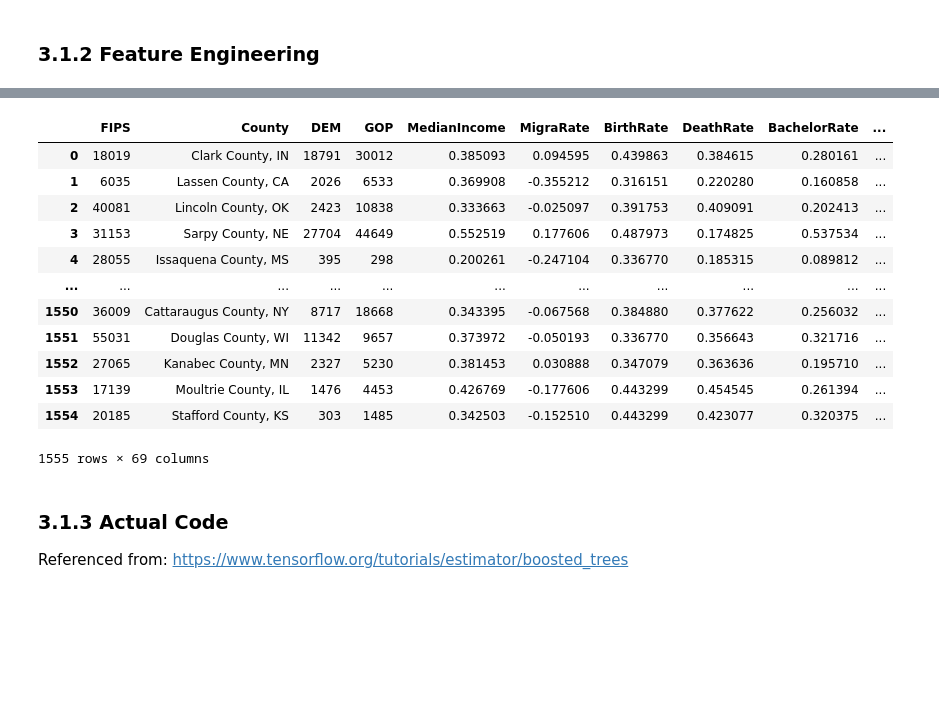
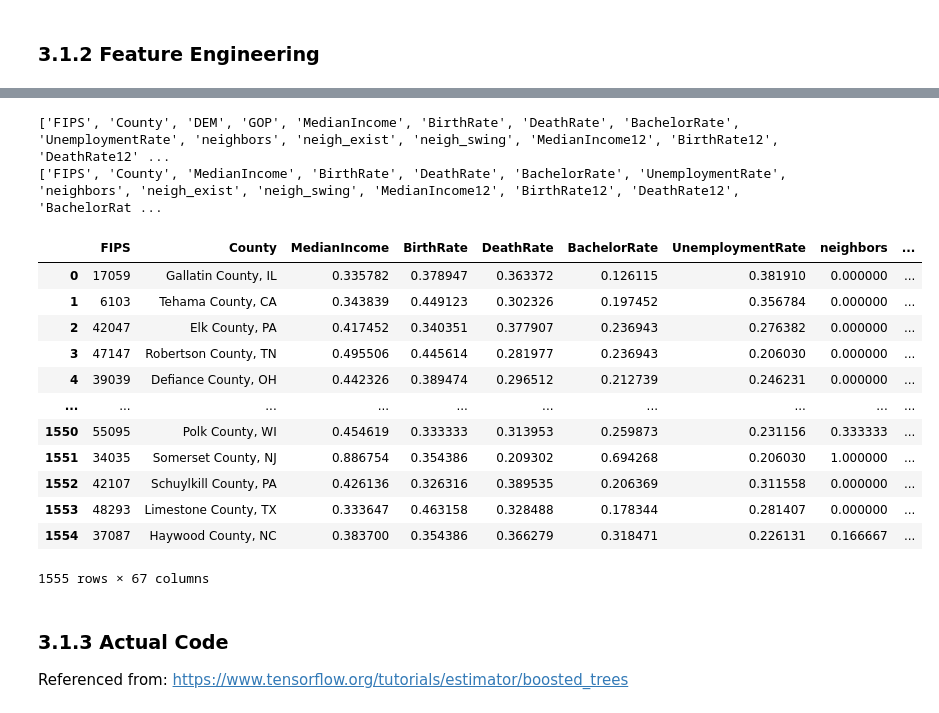
Before and after one commit to ptwu/election-county-prediction, a Jupyter notebook: ryuk_notebook.ipynb, the cells around one changed output, grey strips where cells are left out. Cells and saved outputs as stored; diff of their text form; code cells hidden in the pictures; blank space fills up the shorter version.

Commit message:
Preprocess more features

```diff
--- a/ryuk_notebook.ipynb
+++ b/ryuk_notebook.ipynb
@@ -388,62 +419,66 @@ from matplotlib import pyplot as plt
 # %%
 def cpreprocess(d16, d12, graph, test):
-    # Preprocess raw dataframes
-    if not test:
-        creative = preprocess(d16.copy())
-    else:
-        creative = test_preprocess(d16.copy())
+    creative = d16
+    creative = graph_process(creative, graph, df16.copy(), df12.copy())
     # Set up the Hot Encode Categorical State Column for Tensorflow to do it for us :)
     states = []
     categorical = []
     codes = {}
     counter = 0
     for row in range(len(creative)):
         if creative['County'][row][-2:] in codes.keys():
             states.append(codes[creative['County'][row][-2:]])
         else:
             codes[creative['County'][row][-2:]] = counter
             states.append(counter)
             counter += 1
         categorical.append(creative['County'][row][-2:])
     creative['StateCode'] = np.array(states)
     creative['CategState'] = np.array(categorical)
     # Incorporate 2012->2016 changes in data and Standard Normalize them
-    norm_cols = ['MedianIncome','MigraRate', 'BirthRate', 'DeathRate', 'BachelorRate', 'UnemploymentRate']
+    norm_cols = ['MedianIncome', 'BirthRate', 'DeathRate', 'BachelorRate', 'UnemploymentRate']
     for cols in norm_cols:
-        delta = np.array(d16[cols]) - np.array(d12[cols])
+        #delta = np.array(d16[cols]) - np.array(d12[cols])
+        twelve = np.array(d12[cols])
         #mean = np.mean(delta)
         #std = np.std(delta)
-        name = cols + 'Diff'
-        factor = max(delta)
-        creative[name] = delta/np.abs(factor)
+        #name = cols + 'Diff'
+        nametwelve = cols+'12'
+        #factor = max(delta)
+        factor12 = max(twelve)
+        #creative[name] = delta/np.abs(factor)
+        creative[nametwelve] = twelve/np.abs(factor12)
         #creative[name] = (delta-mean)/std
     creative = creative.join(pd.DataFrame(tf.one_hot(creative.iloc[0:,11], 50).numpy()))
 
     cols = creative.columns.to_list()
     if not test:
-        cols = cols[0:10] + cols[13:] + cols[11:13] + cols[10:11]
+        cols = cols[0:10] + cols[11:14] + cols[16:] + cols[14:16] + cols[10:11]
     else:
-        cols = cols[0:8] + cols[10:] + cols[8:10]
+         cols = cols[0:11] + cols[13:] + cols[11:13]
     creative = creative[cols]
+    creative = creative.drop(['MigraRate'], axis=1)
 
     return creative
-traindf = cpreprocess(rawdf16, rawdf12, dfgraph, False)
-testdf =cpreprocess(rawtest16, rawtest12, dfgraph, True)
-traindf
+traindf = cpreprocess(df16.copy(), df12.copy(), dfgraph.copy(), False)
+testdf =cpreprocess(test16.copy(), test12.copy(), dfgraph.copy(), True)
+testdf
 # %% [output]
+['FIPS', 'County', 'DEM', 'GOP', 'MedianIncome', 'BirthRate', 'DeathRate', 'BachelorRate', 'UnemploymentRate', 'neighbors', 'neigh_exist', 'neigh_swing', 'MedianIncome12', 'BirthRate12', 'DeathRate12' ...
+['FIPS', 'County', 'MedianIncome', 'BirthRate', 'DeathRate', 'BachelorRate', 'UnemploymentRate', 'neighbors', 'neigh_exist', 'neigh_swing', 'MedianIncome12', 'BirthRate12', 'DeathRate12', 'BachelorRat ...
-|  | FIPS | County | DEM | GOP | MedianIncome | MigraRate | BirthRate | DeathRate | BachelorRate | ... |
-| 0 | 18019 | Clark County, IN | 18791 | 30012 | 0.385093 | 0.094595 | 0.439863 | 0.384615 | 0.280161 | ... |
-| 1 | 6035 | Lassen County, CA | 2026 | 6533 | 0.369908 | -0.355212 | 0.316151 | 0.220280 | 0.160858 | ... |
-| 2 | 40081 | Lincoln County, OK | 2423 | 10838 | 0.333663 | -0.025097 | 0.391753 | 0.409091 | 0.202413 | ... |
-| 3 | 31153 | Sarpy County, NE | 27704 | 44649 | 0.552519 | 0.177606 | 0.487973 | 0.174825 | 0.537534 | ... |
-| 4 | 28055 | Issaquena County, MS | 395 | 298 | 0.200261 | -0.247104 | 0.336770 | 0.185315 | 0.089812 | ... |
-| ... | ... | ... | ... | ... | ... | ... | ... | ... | ... | ... |
-| 1550 | 36009 | Cattaraugus County, NY | 8717 | 18668 | 0.343395 | -0.067568 | 0.384880 | 0.377622 | 0.256032 | ... |
-| 1551 | 55031 | Douglas County, WI | 11342 | 9657 | 0.373972 | -0.050193 | 0.336770 | 0.356643 | 0.321716 | ... |
-| 1552 | 27065 | Kanabec County, MN | 2327 | 5230 | 0.381453 | 0.030888 | 0.347079 | 0.363636 | 0.195710 | ... |
-| 1553 | 17139 | Moultrie County, IL | 1476 | 4453 | 0.426769 | -0.177606 | 0.443299 | 0.454545 | 0.261394 | ... |
-| 1554 | 20185 | Stafford County, KS | 303 | 1485 | 0.342503 | -0.152510 | 0.443299 | 0.423077 | 0.320375 | ... |
+|  | FIPS | County | MedianIncome | BirthRate | DeathRate | BachelorRate | UnemploymentRate | neighbors | ... |
+| 0 | 17059 | Gallatin County, IL | 0.335782 | 0.378947 | 0.363372 | 0.126115 | 0.381910 | 0.000000 | ... |
+| 1 | 6103 | Tehama County, CA | 0.343839 | 0.449123 | 0.302326 | 0.197452 | 0.356784 | 0.000000 | ... |
+| 2 | 42047 | Elk County, PA | 0.417452 | 0.340351 | 0.377907 | 0.236943 | 0.276382 | 0.000000 | ... |
+| 3 | 47147 | Robertson County, TN | 0.495506 | 0.445614 | 0.281977 | 0.236943 | 0.206030 | 0.000000 | ... |
+| 4 | 39039 | Defiance County, OH | 0.442326 | 0.389474 | 0.296512 | 0.212739 | 0.246231 | 0.000000 | ... |
+| ... | ... | ... | ... | ... | ... | ... | ... | ... | ... |
+| 1550 | 55095 | Polk County, WI | 0.454619 | 0.333333 | 0.313953 | 0.259873 | 0.231156 | 0.333333 | ... |
+| 1551 | 34035 | Somerset County, NJ | 0.886754 | 0.354386 | 0.209302 | 0.694268 | 0.206030 | 1.000000 | ... |
+| 1552 | 42107 | Schuylkill County, PA | 0.426136 | 0.326316 | 0.389535 | 0.206369 | 0.311558 | 0.000000 | ... |
+| 1553 | 48293 | Limestone County, TX | 0.333647 | 0.463158 | 0.328488 | 0.178344 | 0.281407 | 0.000000 | ... |
+| 1554 | 37087 | Haywood County, NC | 0.383700 | 0.354386 | 0.366279 | 0.318471 | 0.226131 | 0.166667 | ... |
-1555 rows × 69 columns
+1555 rows × 67 columns
 # %% [markdown]
 ### 3.1.3 Actual Code
 
```
Also changed, not shown: parts of 7 cells of this notebook.
